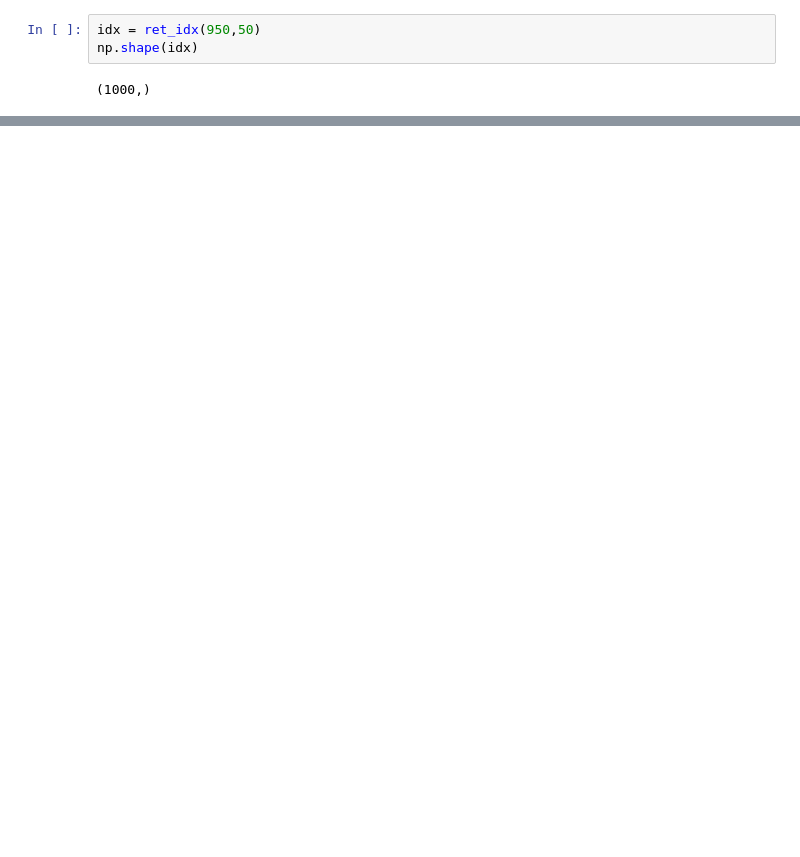
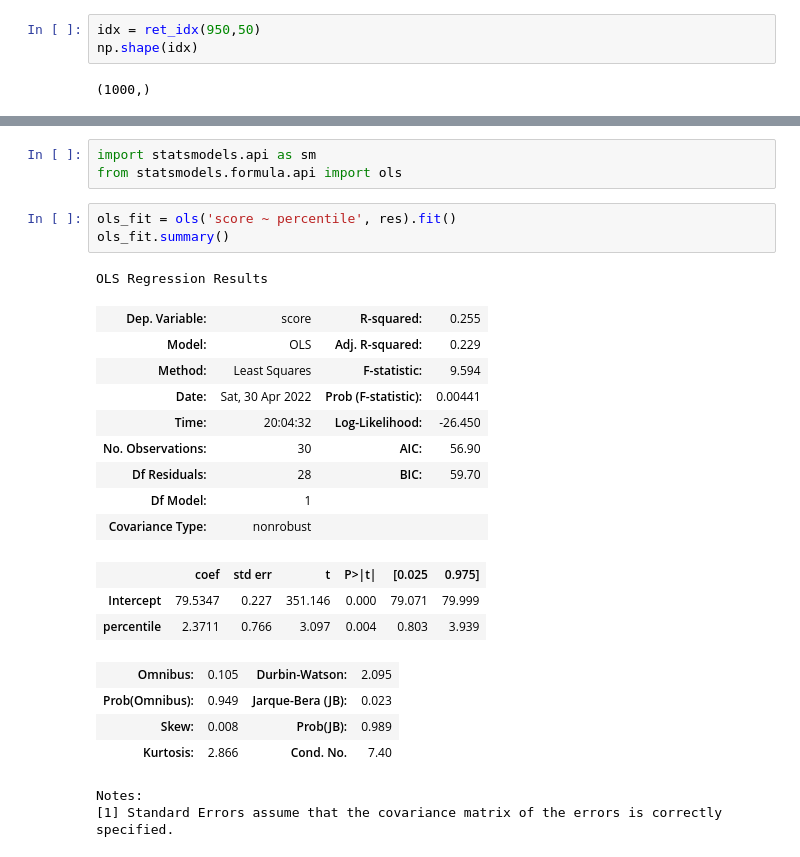
Before and after one commit to dsdata2000/pandas-data-structure-I, a Jupyter notebook: 22_Ratio-default-nondefault-on-metrics-score.ipynb, the cells around one changed output, grey strips where cells are left out. Drawn from its saved outputs; the diff is of its cells as text; blank space fills up the shorter version.

```diff
--- a/22_Ratio-default-nondefault-on-metrics-score.ipynb
+++ b/22_Ratio-default-nondefault-on-metrics-score.ipynb
@@ -181,0 +179,26 @@ Now decreasing =>>
+# %%
+import statsmodels.api as sm
+from statsmodels.formula.api import ols
+# %%
+ols_fit = ols('score ~ percentile', res).fit()
+ols_fit.summary()
+# %% [output]
+OLS Regression Results
+| Dep. Variable: | score | R-squared: | 0.255 |
+| Model: | OLS | Adj. R-squared: | 0.229 |
+| Method: | Least Squares | F-statistic: | 9.594 |
+| Date: | Sat, 30 Apr 2022 | Prob (F-statistic): | 0.00441 |
+| Time: | 20:04:32 | Log-Likelihood: | -26.450 |
+| No. Observations: | 30 | AIC: | 56.90 |
+| Df Residuals: | 28 | BIC: | 59.70 |
+| Df Model: | 1 |  |  |
+| Covariance Type: | nonrobust |  |  |
+|  | coef | std err | t | P>|t| | [0.025 | 0.975] |
+| Intercept | 79.5347 | 0.227 | 351.146 | 0.000 | 79.071 | 79.999 |
+| percentile | 2.3711 | 0.766 | 3.097 | 0.004 | 0.803 | 3.939 |
+| Omnibus: | 0.105 | Durbin-Watson: | 2.095 |
+| Prob(Omnibus): | 0.949 | Jarque-Bera (JB): | 0.023 |
+| Skew: | 0.008 | Prob(JB): | 0.989 |
+| Kurtosis: | 2.866 | Cond. No. | 7.40 |
+Notes:
+[1] Standard Errors assume that the covariance matrix of the errors is correctly specified.
```
Also changed, not shown: parts of 30 cells of this notebook.
